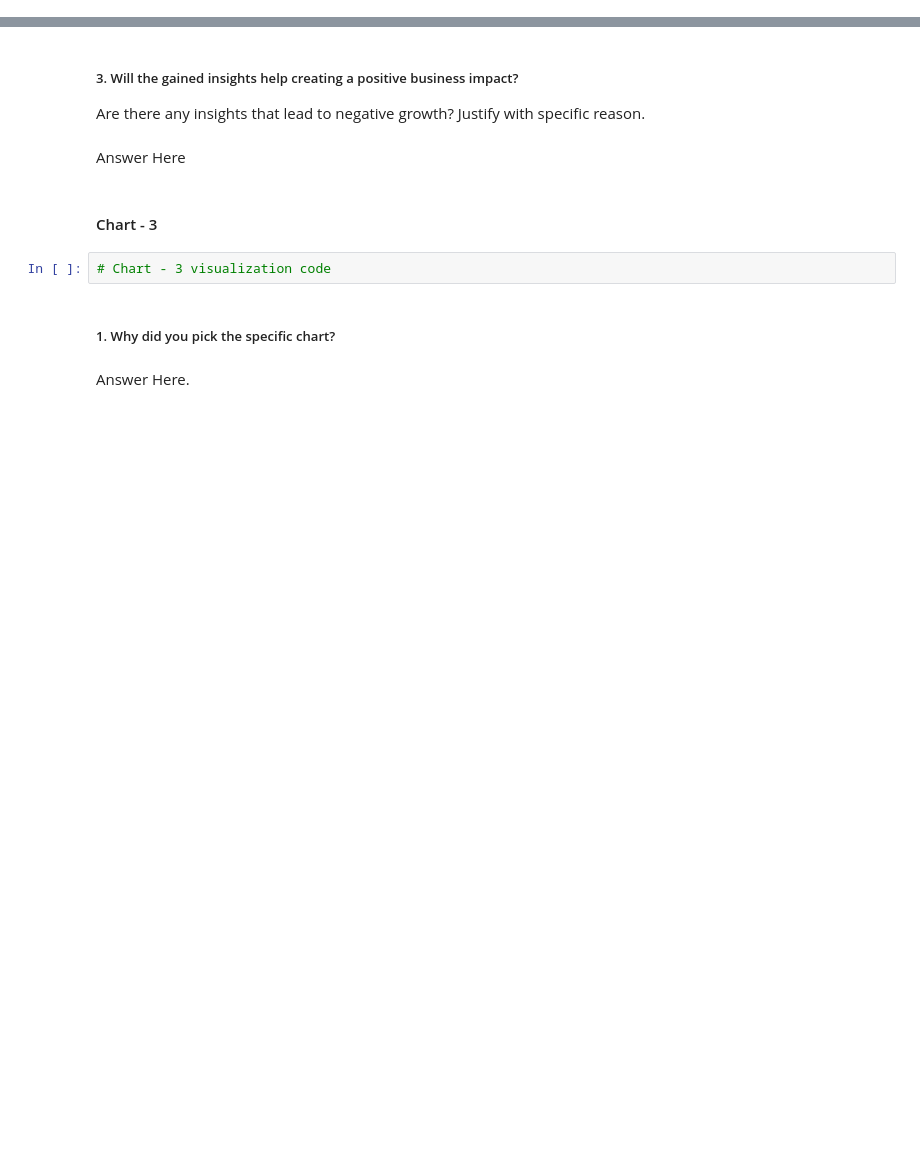
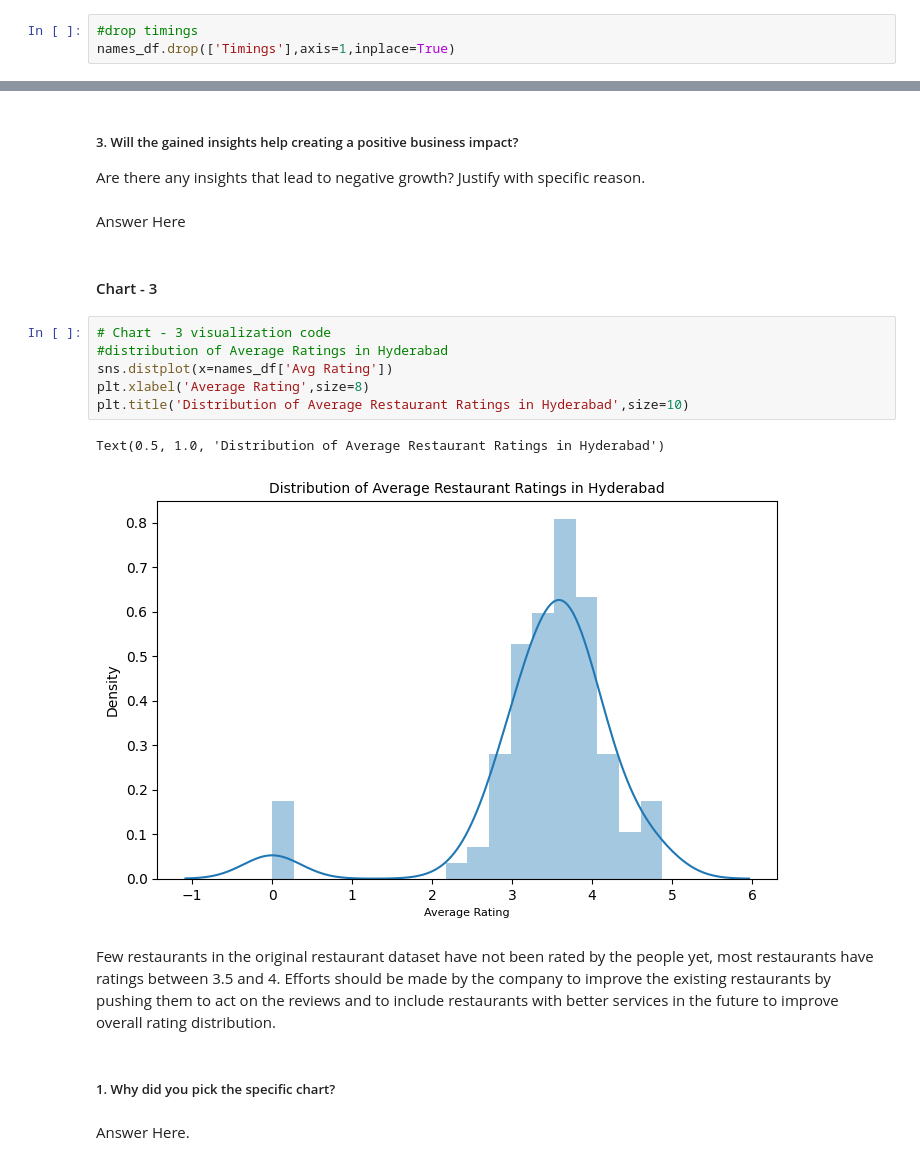
Before and after one commit to vak1997/Zomato-Restaurant-Clustering-and-Sentiment-Analysis, a Jupyter notebook: Zomato_Restaurant_Clustering_and_Sentiment_Analysis.ipynb, the cells around one changed output, grey strips where cells are left out. Saved outputs shown, nothing was run; the diff lists cells and outputs as text; blank space fills up the shorter version.

```diff
--- a/Zomato_Restaurant_Clustering_and_Sentiment_Analysis.ipynb
+++ b/Zomato_Restaurant_Clustering_and_Sentiment_Analysis.ipynb
@@ -483,0 +648,3 @@ Answer Here.
+# %%
+#drop timings
+names_df.drop(['Timings'],axis=1,inplace=True)
@@ -519,8 +811,17 @@ Are there any insights that lead to negative growth? Justify with specific reaso
 Answer Here
 # %% [markdown]
 #### Chart - 3
-# %%
-# Chart - 3 visualization code
+# %%
+# Chart - 3 visualization code
+#distribution of Average Ratings in Hyderabad
+sns.distplot(x=names_df['Avg Rating'])
+plt.xlabel('Average Rating',size=8)
+plt.title('Distribution of Average Restaurant Ratings in Hyderabad',size=10)
+# %% [output]
+Text(0.5, 1.0, 'Distribution of Average Restaurant Ratings in Hyderabad')
+[figure, added]
+# %% [markdown]
+Few restaurants in the original restaurant dataset have not been rated by the people yet, most restaurants have ratings between 3.5 and 4. Efforts should be made by the company to improve the existing restaurants by pushing them to act on the reviews and to include restaurants with better services in the future to improve overall rating distribution.
 # %% [markdown]
 ##### 1. Why did you pick the specific chart?
 # %% [markdown]
```
Also changed, not shown: parts of 54 cells of this notebook.
